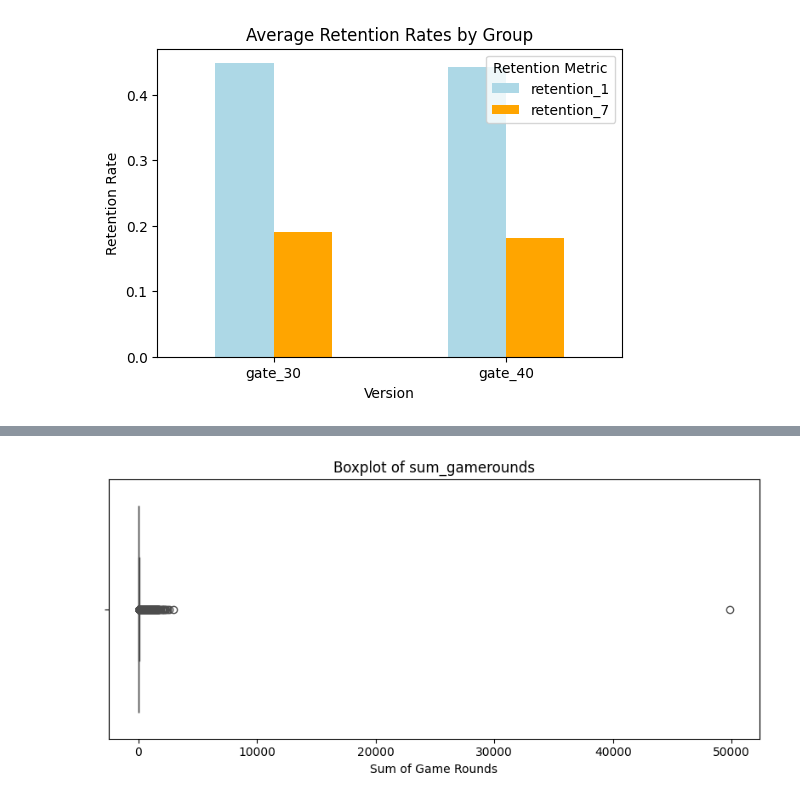
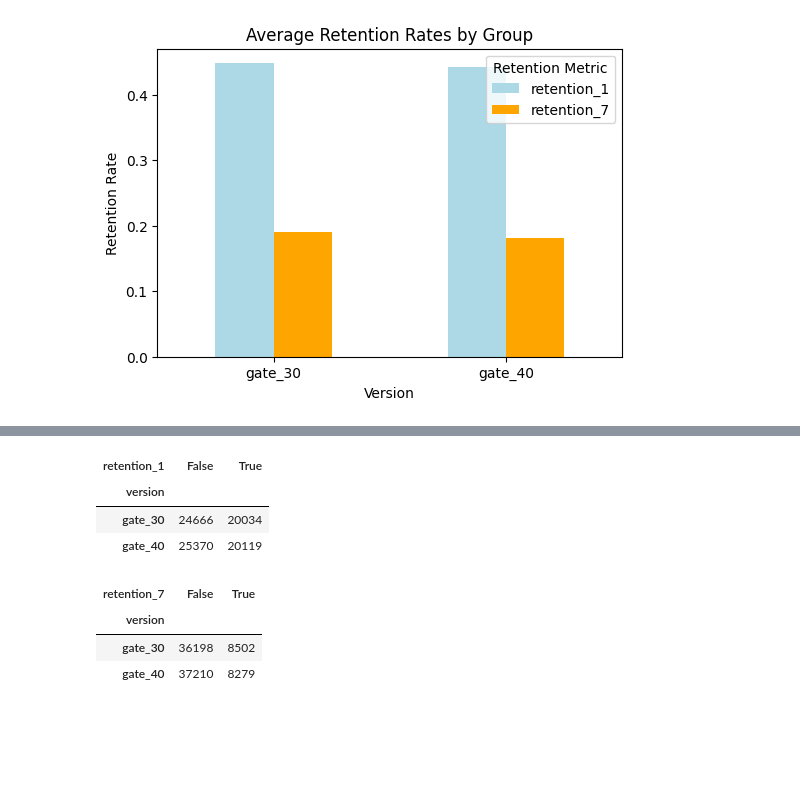
Before and after one commit to Darknight47/Data-Science-Projects-03, a Jupyter notebook: AorB_Cookie_Cats.ipynb, the cells around one changed output, grey strips where cells are left out. Drawn from its saved outputs; the diff is of its cells as text; code cells hidden in the pictures; blank space fills up the shorter version.

```diff
--- a/AorB_Cookie_Cats.ipynb
+++ b/AorB_Cookie_Cats.ipynb
@@ -138,11 +109,16 @@ plt.show()
-# %%
-# Set figure size
-plt.figure(figsize=(8, 4))
-sns.boxplot(x=dataset['sum_gamerounds'], color='orange')
-plt.xlabel('Sum of Game Rounds')
-plt.title('Boxplot of sum_gamerounds')
-# Show plots
-plt.tight_layout()
-plt.show()
-# %% [output]
-[figure, removed]
+# %%
+# For retention_1
+pd.crosstab(dataset['version'], dataset['retention_1'])
+# %% [output]
+| retention_1 | False | True |
+| version |  |  |
+| gate_30 | 24666 | 20034 |
+| gate_40 | 25370 | 20119 |
+# %%
+# For retention_7
+pd.crosstab(dataset['version'], dataset['retention_7'])
+# %% [output]
+| retention_7 | False | True |
+| version |  |  |
+| gate_30 | 36198 | 8502 |
+| gate_40 | 37210 | 8279 |
```
Also changed, not shown: parts of 9 cells of this notebook.
